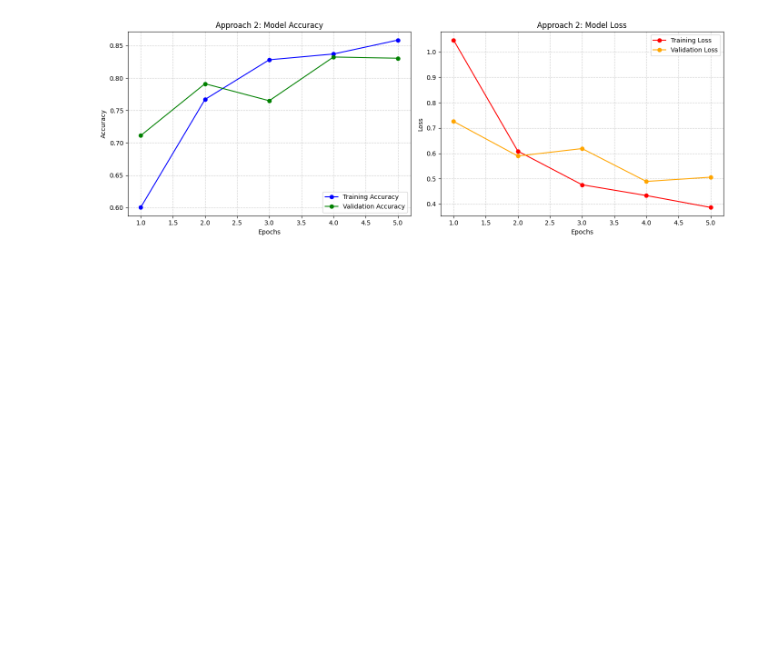
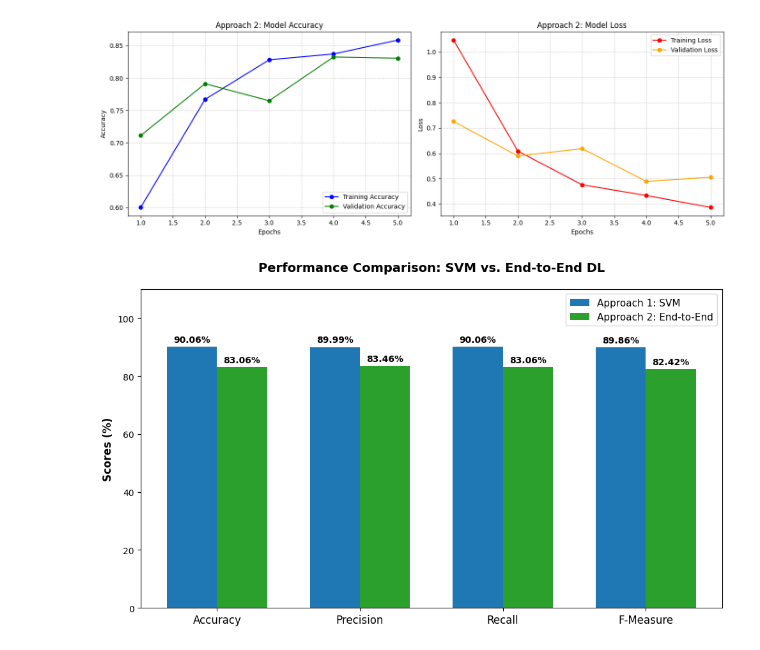
Before and after one commit to ziadsaad2002/Brain-MRI-Classification-Deep-Learning, a Jupyter notebook: mri.ipynb, the cells around one changed output. Saved outputs shown, nothing was run; the diff lists cells and outputs as text; code cells hidden in the pictures; blank space fills up the shorter version.

```diff
--- a/mri.ipynb
+++ b/mri.ipynb
@@ -224,3 +224,40 @@ plt.show()
 # %% [output]
 [figure]
 [figure]
+# %%
+import matplotlib.pyplot as plt
+import numpy as np
+
+# The UPDATED final metric scores from your latest notebook run!
+metrics = ['Accuracy', 'Precision', 'Recall', 'F-Measure']
+svm_scores = [90.06, 89.99, 90.06, 89.86]
+e2e_scores = [83.06, 83.46, 83.06, 82.42]
+
+x = np.arange(len(metrics))  # The label locations
+width = 0.35  # The width of the bars
+
+fig, ax = plt.subplots(figsize=(10, 6))
+# Create the bars (Blue for SVM, Green for End-to-End)
+rects1 = ax.bar(x - width/2, svm_scores, width, label='Approach 1: SVM', color='#1f77b4')
+rects2 = ax.bar(x + width/2, e2e_scores, width, label='Approach 2: End-to-End', color='#2ca02c')
+
+# Add labels, title, and formatting
+ax.set_ylabel('Scores (%)', fontsize=12, fontweight='bold')
+ax.set_title('Performance Comparison: SVM vs. End-to-End DL', fontsize=14, fontweight='bold', pad=20)
+ax.set_xticks(x)
+ax.set_xticklabels(metrics, fontsize=12)
+ax.set_ylim(0, 110) # Give room at the top for the text labels
+ax.legend(loc='upper right', fontsize=11)
+
+# Attach a text label above each bar displaying its height
+ax.bar_label(rects1, padding=3, fmt='%.2f%%', fontweight='bold')
+ax.bar_label(rects2, padding=3, fmt='%.2f%%', fontweight='bold')
+
+# Ensure nothing gets cut off
+fig.tight_layout()
+
+# Save the image automatically
+plt.savefig('metric_comparison_chart_FINAL.png', dpi=300, bbox_inches='tight')
+plt.show()
+# %% [output]
+[figure, added]
```
Also changed, not shown: parts of 1 cell of this notebook.
